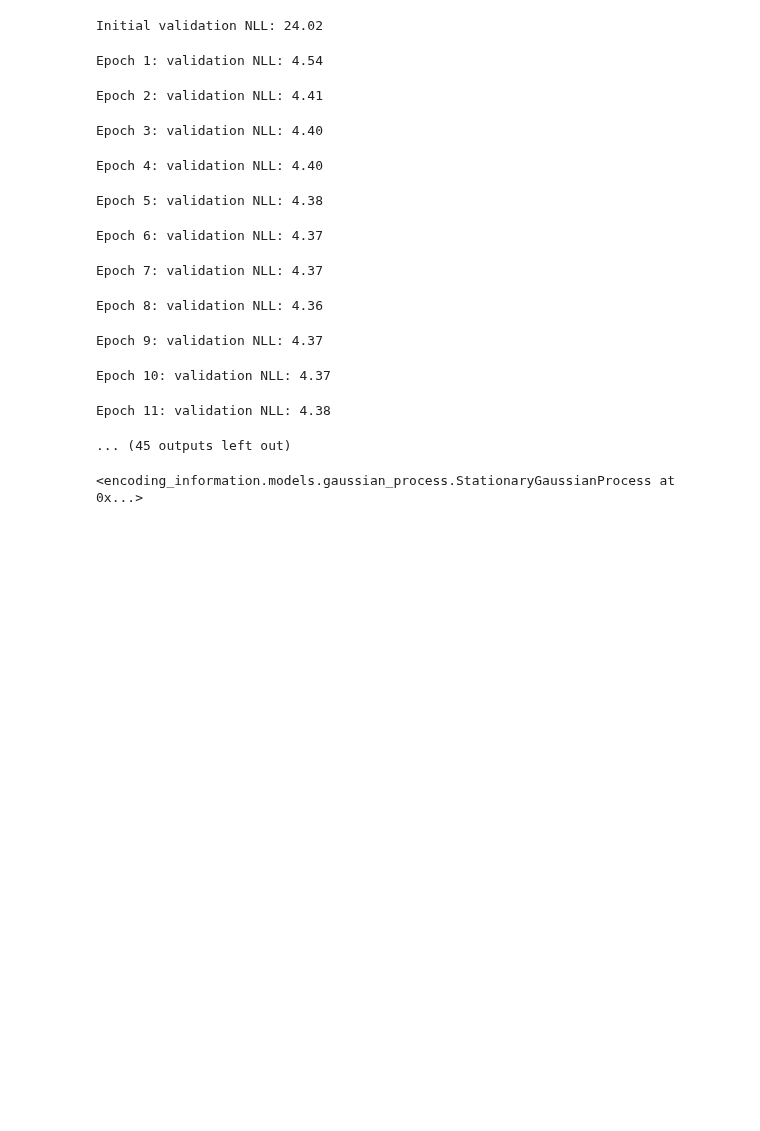
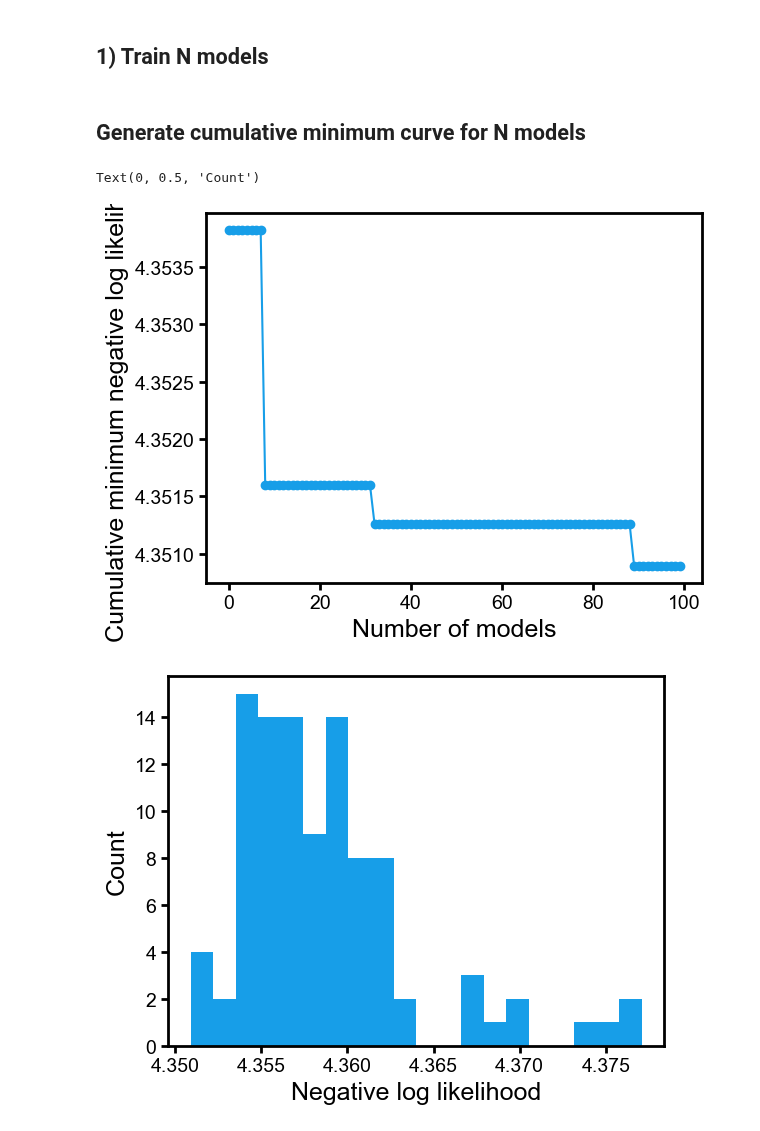
Before and after one commit to Waller-Lab/EncodingInformation, a Jupyter notebook: usage_examples/compute_error_bars.ipynb, the cells around one changed output. Saved outputs shown, nothing was run; the diff lists cells and outputs as text; code cells hidden in the pictures; blank space fills up the shorter version.

```diff
--- a/usage_examples/compute_error_bars.ipynb
+++ b/usage_examples/compute_error_bars.ipynb
@@ -48,28 +52,39 @@ noisy_patches = add_shot_noise_to_experimenal_data(patches, 0.2, seed=noise_seed
-# %%
-training_set = noisy_patches[:9000]
-test_set = noisy_patches[9000:]
-# %%
-model_seed = 4321
-weights_seed = 81
-
-noisy_image_model = PixelCNN()
-noisy_image_model.fit(training_set, verbose=True, model_seed=model_seed, weights_seed=weights_seed)
-h_y = noisy_image_model.compute_negative_log_likelihood(test_set, verbose=True)
-# %% [output]
-Initial validation NLL: 24.02
-Epoch 1: validation NLL: 4.54
-Epoch 2: validation NLL: 4.41
-Epoch 3: validation NLL: 4.40
-Epoch 4: validation NLL: 4.40
-Epoch 5: validation NLL: 4.38
-Epoch 6: validation NLL: 4.37
-Epoch 7: validation NLL: 4.37
-Epoch 8: validation NLL: 4.36
-Epoch 9: validation NLL: 4.37
-Epoch 10: validation NLL: 4.37
-Epoch 11: validation NLL: 4.38
-... (45 outputs left out)
-# %%
-model
-# %% [output]
-<encoding_information.models.gaussian_process.StationaryGaussianProcess at 0x...>
+# %% [markdown]
+## 1) Train N models
+# %%
+epochs = 10 # keep this low so theres at least some variation in the models
+
+data_seed = 12345
+
+N_models = 100
+models = []
+nlls = []
+
+for i in tqdm(range(N_models)):
+    model_seed = i
+    model = PixelCNN()
+    model.fit(train_set, model_seed=model_seed, data_seed=data_seed, max_epochs=epochs, verbose=False)
+    models.append(model)
+    nlls.append(model.compute_negative_log_likelihood(test_set, data_seed=data_seed, average=False))
+# %% [markdown]
+## Generate cumulative minimum curve for N models
+# %%
+average_nlls = np.mean(np.array(nlls), axis=1)
+cumulative_min = onp.minimum.accumulate(average_nlls)
+
+# plot the cumulative minimum
+fig, ax = plt.subplots()
+ax.plot(cumulative_min, '-o')
+ax.set_xlabel('Number of models')
+ax.set_ylabel('Cumulative minimum negative log likelihood')
+
+
+# plot histograms of the final nlls
+fig, ax = plt.subplots()
+_ = ax.hist(average_nlls, bins=20)
+ax.set_xlabel('Negative log likelihood')
+ax.set_ylabel('Count')
+# %% [output]
+Text(0, 0.5, 'Count')
+[figure, added]
+[figure, added]
```
Also changed, not shown: parts of 6 cells of this notebook, 4 other files.
